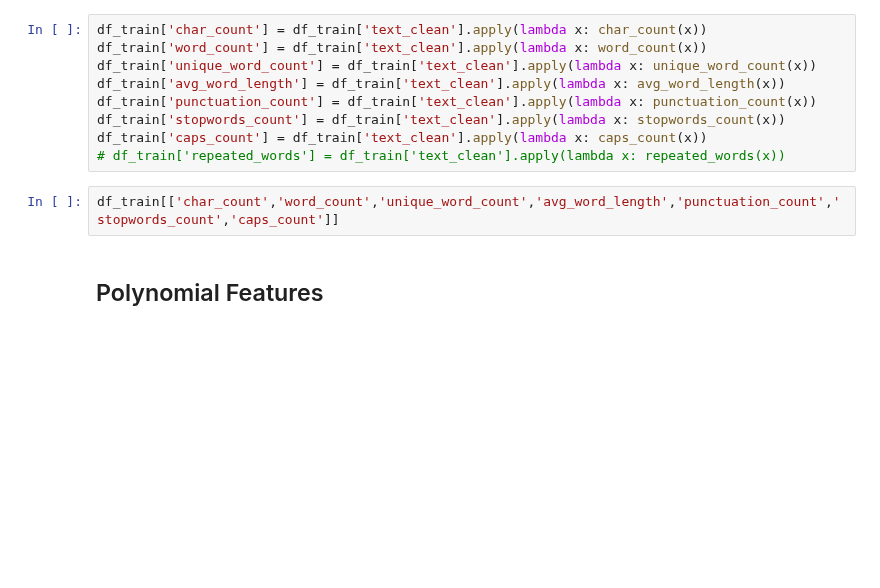
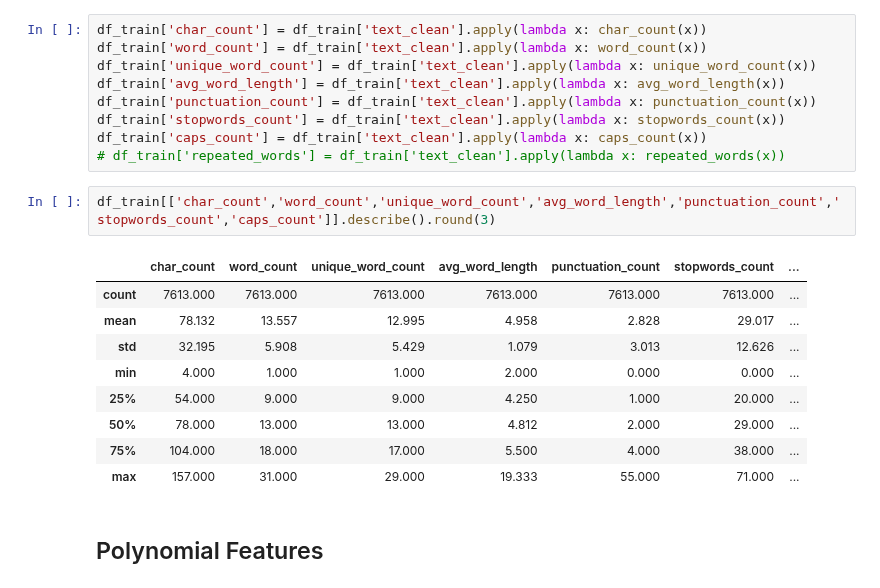
Before and after one commit to jamesdeluk/data-projects, a Jupyter notebook: Projects/nlp-with-disaster-tweets/disaster-tweets-nlp.ipynb, the cells around one changed output. Cells and saved outputs as stored; diff of their text form; blank space fills up the shorter version.

```diff
--- a/Projects/nlp-with-disaster-tweets/disaster-tweets-nlp.ipynb
+++ b/Projects/nlp-with-disaster-tweets/disaster-tweets-nlp.ipynb
@@ -242,7 +562,17 @@ df_train['stopwords_count'] = df_train['text_clean'].apply(lambda x: stopwords_c
 df_train['caps_count'] = df_train['text_clean'].apply(lambda x: caps_count(x))
 # df_train['repeated_words'] = df_train['text_clean'].apply(lambda x: repeated_words(x))
 # %%
-df_train[['char_count','word_count','unique_word_count','avg_word_length','punctuation_count','stopwords_count','caps_count']]
+df_train[['char_count','word_count','unique_word_count','avg_word_length','punctuation_count','stopwords_count','caps_count']].describe().round(3)
+# %% [output]
+|  | char_count | word_count | unique_word_count | avg_word_length | punctuation_count | stopwords_count | ... |
+| count | 7613.000 | 7613.000 | 7613.000 | 7613.000 | 7613.000 | 7613.000 | ... |
+| mean | 78.132 | 13.557 | 12.995 | 4.958 | 2.828 | 29.017 | ... |
+| std | 32.195 | 5.908 | 5.429 | 1.079 | 3.013 | 12.626 | ... |
+| min | 4.000 | 1.000 | 1.000 | 2.000 | 0.000 | 0.000 | ... |
+| 25% | 54.000 | 9.000 | 9.000 | 4.250 | 1.000 | 20.000 | ... |
+| 50% | 78.000 | 13.000 | 13.000 | 4.812 | 2.000 | 29.000 | ... |
+| 75% | 104.000 | 18.000 | 17.000 | 5.500 | 4.000 | 38.000 | ... |
+| max | 157.000 | 31.000 | 29.000 | 19.333 | 55.000 | 71.000 | ... |
 # %% [markdown]
 ## Polynomial Features
 # %%
```
Also changed, not shown: parts of 96 cells of this notebook.
